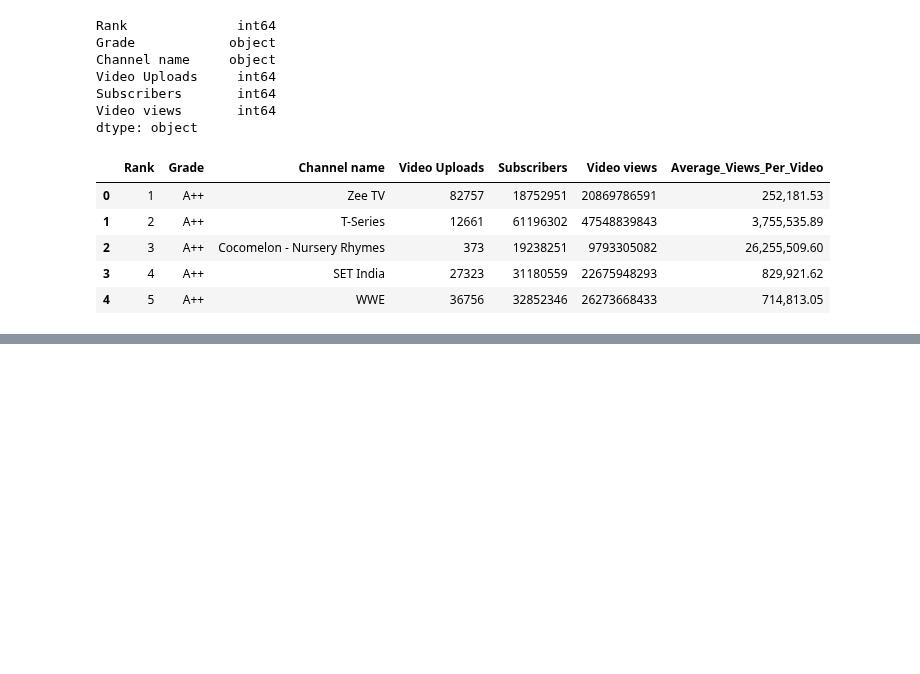
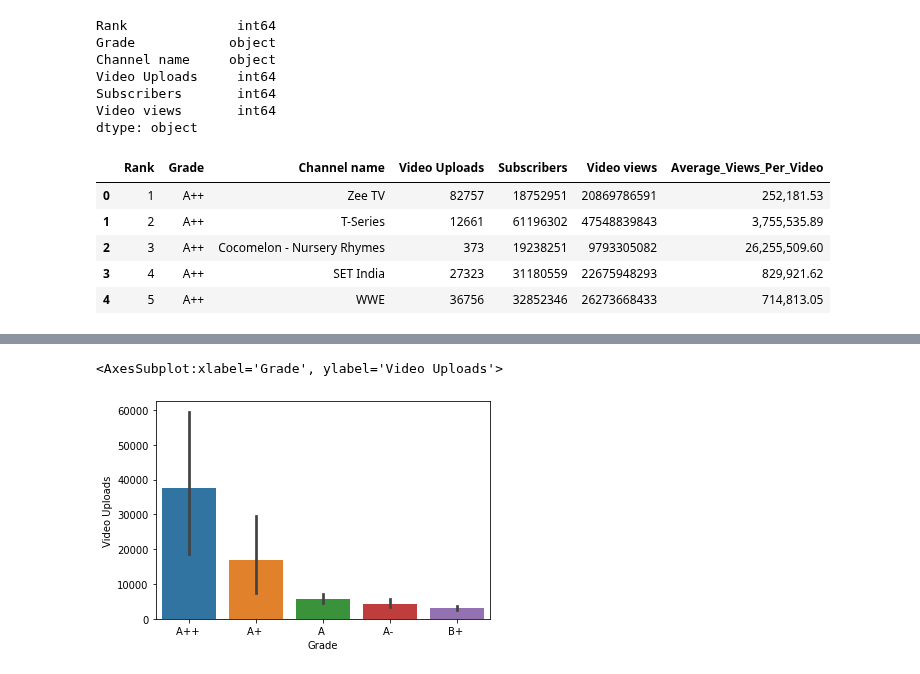
Before and after one commit to Dharmil4602/data-science-projects, a Jupyter notebook: Youtube Channel/channels.ipynb, the cells around one changed output, grey strips where cells are left out. Cells and saved outputs as stored; diff of their text form; code cells hidden in the pictures; blank space fills up the shorter version.

```diff
--- a/Youtube Channel/channels.ipynb
+++ b/Youtube Channel/channels.ipynb
@@ -189,0 +217,6 @@ data.head()
+# %%
+# Pointing which grade has maximum video uploads
+sns.barplot(x='Grade', y='Video Uploads', data=data)
+# %% [output]
+<AxesSubplot:xlabel='Grade', ylabel='Video Uploads'>
+[figure, added]
```
Also changed, not shown: parts of 2 cells of this notebook.
